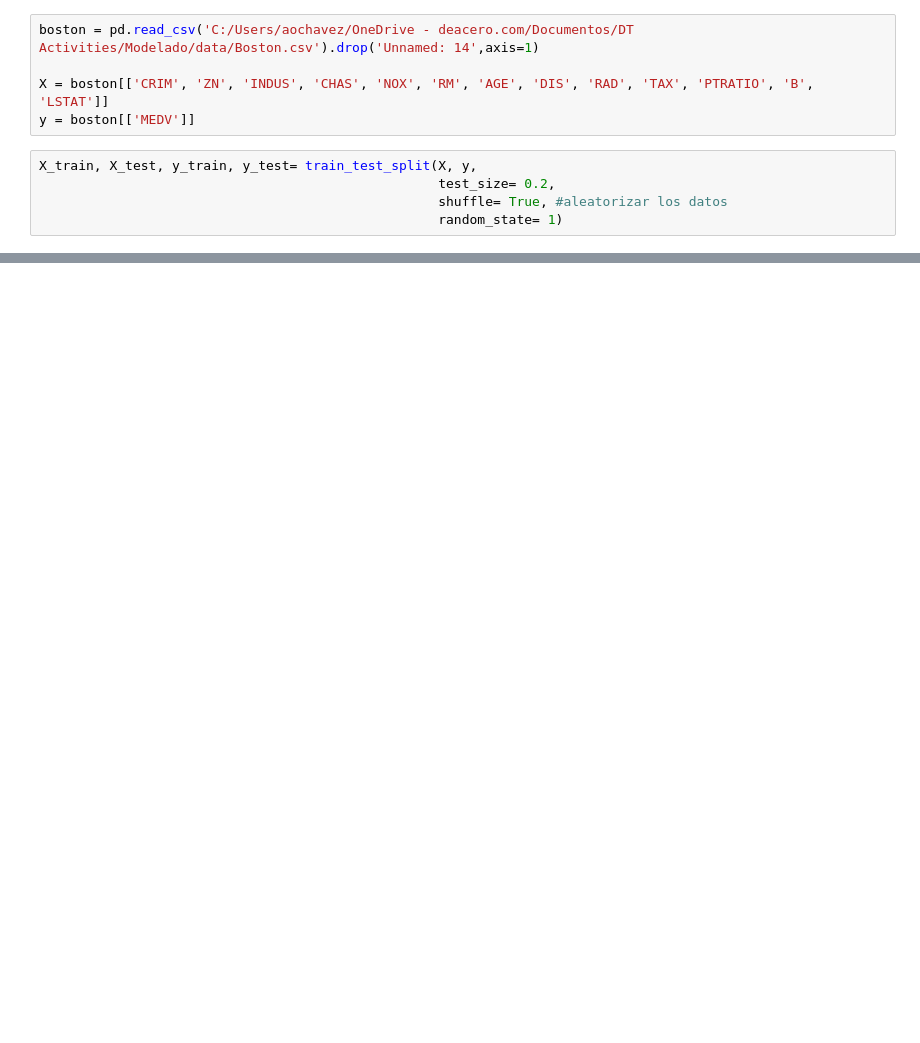
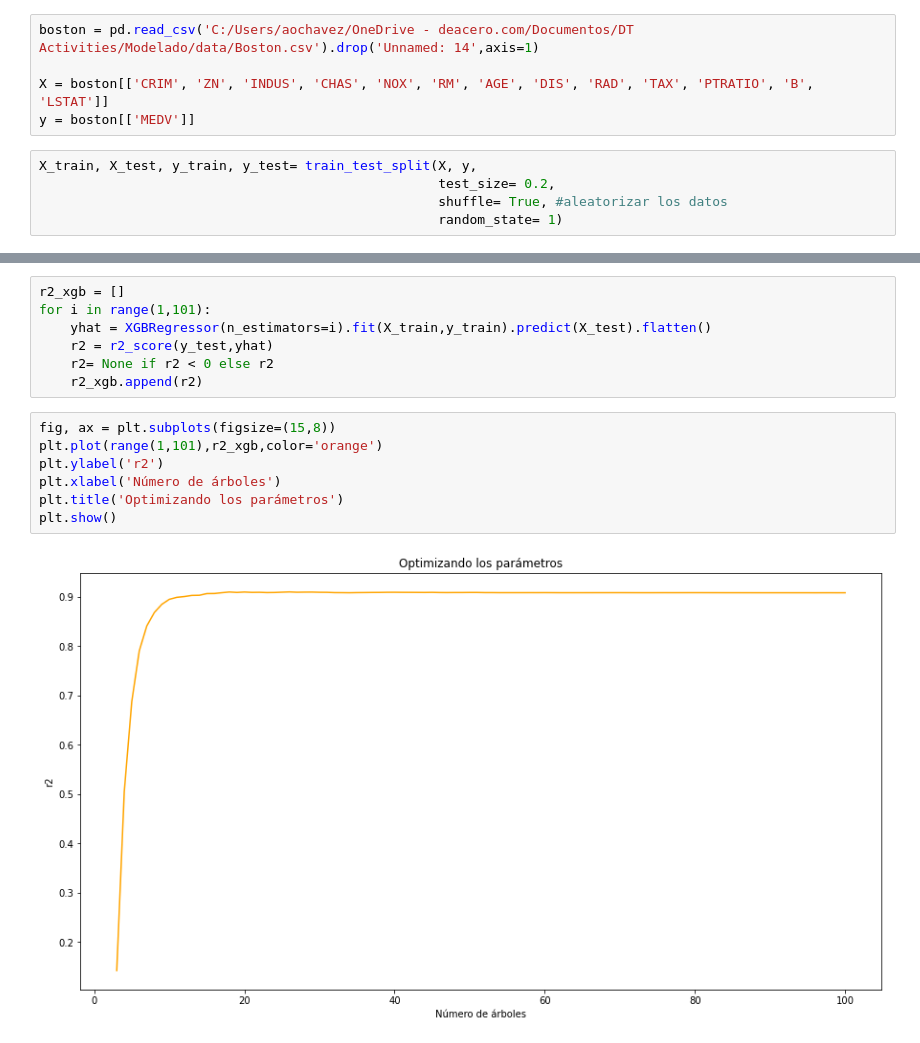
Before and after one commit to Aochavezw/Modelos, a Jupyter notebook: XGboost.ipynb, the cells around one changed output, grey strips where cells are left out. Drawn from its saved outputs; the diff is of its cells as text; blank space fills up the shorter version.

```diff
--- a/XGboost.ipynb
+++ b/XGboost.ipynb
@@ -37,0 +187,16 @@ y_hat_xgbm= xgbm.predict(X_test)
+# %%
+r2_xgb = []
+for i in range(1,101):
+    yhat = XGBRegressor(n_estimators=i).fit(X_train,y_train).predict(X_test).flatten()
+    r2 = r2_score(y_test,yhat)
+    r2= None if r2 < 0 else r2
+    r2_xgb.append(r2)
+# %%
+fig, ax = plt.subplots(figsize=(15,8))
+plt.plot(range(1,101),r2_xgb,color='orange')
+plt.ylabel('r2')
+plt.xlabel('Número de árboles')
+plt.title('Optimizando los parámetros')
+plt.show()
+# %% [output]
+[figure, added]
```
Also changed, not shown: parts of 27 cells of this notebook.
